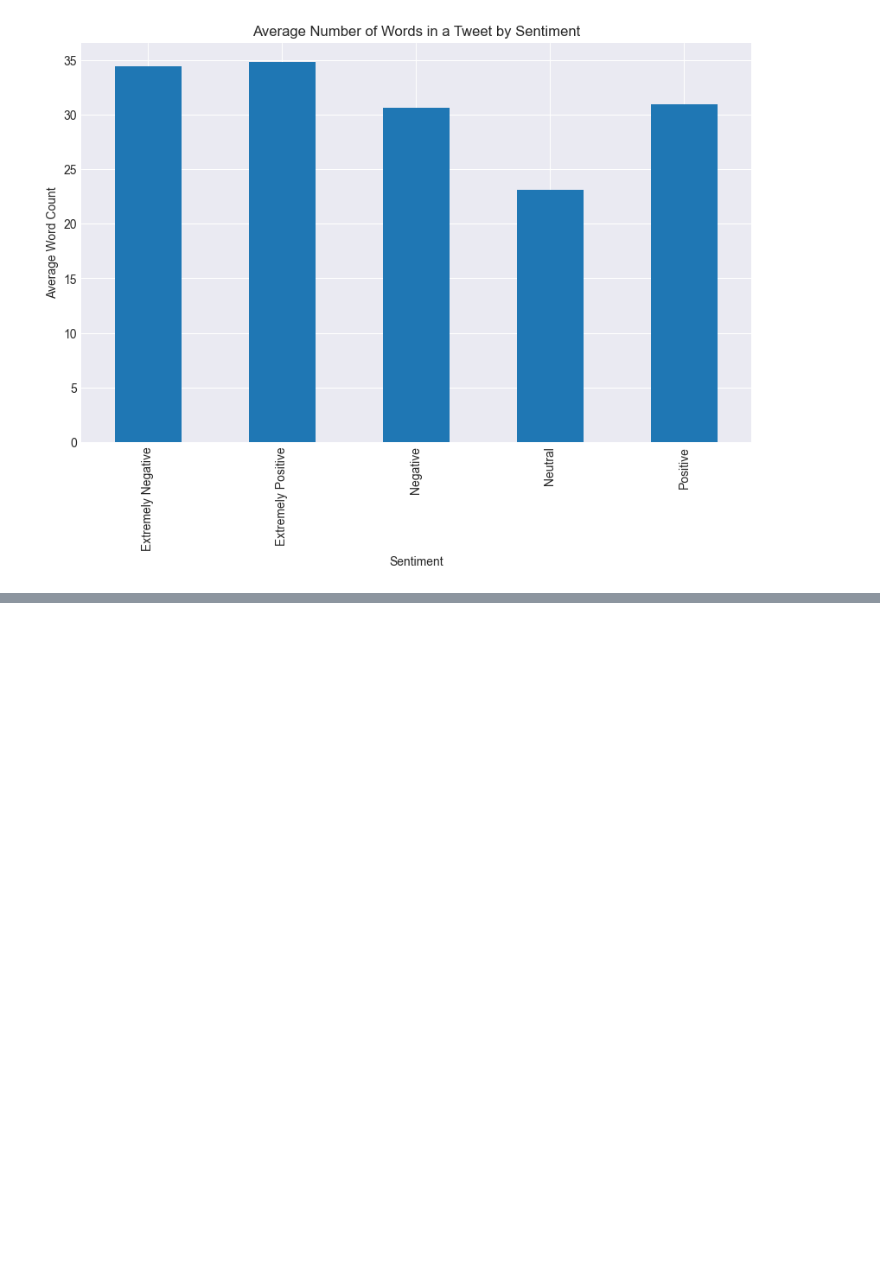
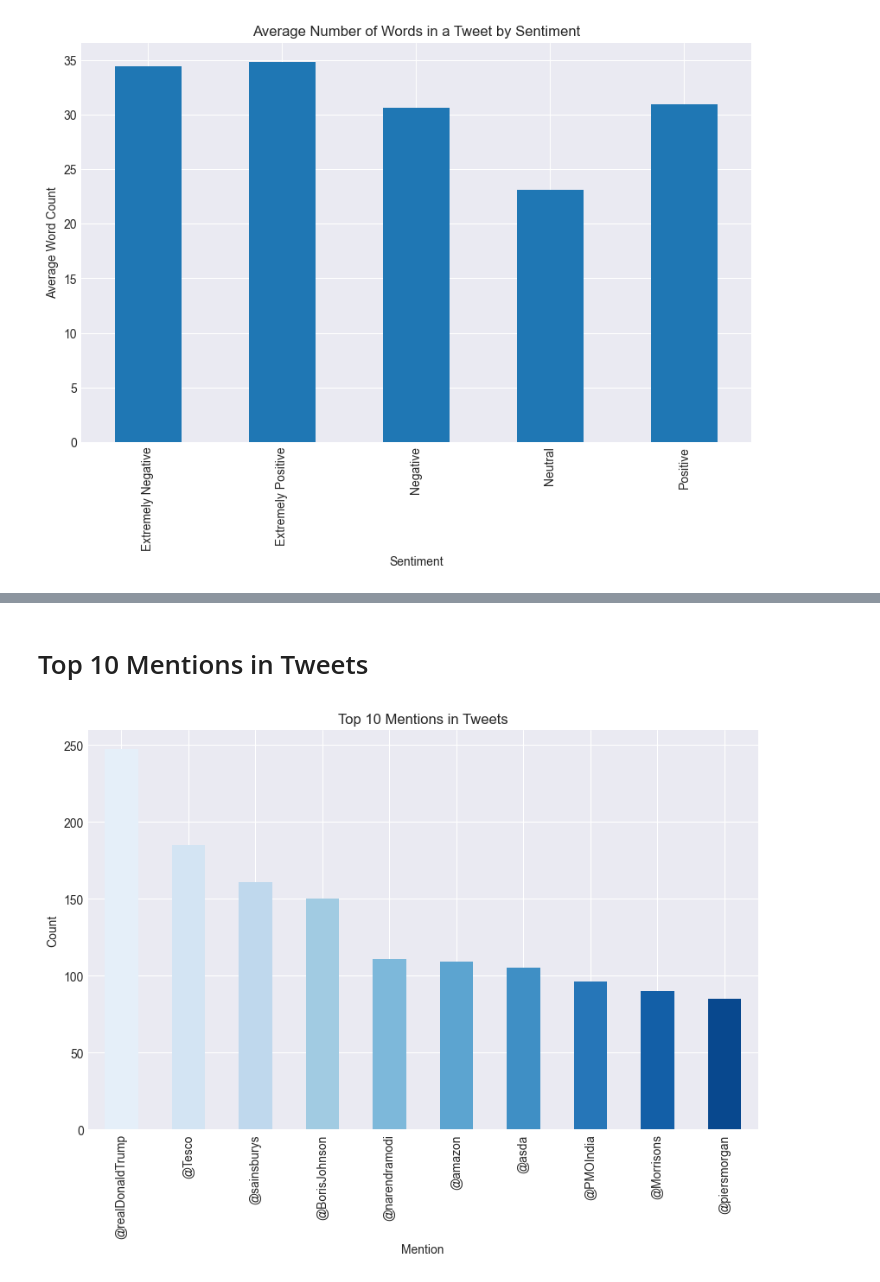
Before and after one commit to tusharraskar/Coronavirus-Tweet-Sentiment-Analysis, a Jupyter notebook: Coronavirus Tweet Sentiment Analysis.ipynb, the cells around one changed output, grey strips where cells are left out. Saved outputs shown, nothing was run; the diff lists cells and outputs as text; code cells hidden in the pictures; blank space fills up the shorter version.

```diff
--- a/Coronavirus Tweet Sentiment Analysis.ipynb
+++ b/Coronavirus Tweet Sentiment Analysis.ipynb
@@ -349,0 +368,27 @@ plt.show()
+# %% [markdown]
+# Top 10 Mentions in Tweets
+# %%
+import matplotlib.pyplot as plt
+import seaborn as sns
+
+# Calculate the count of each mention
+mention_counts = tweet_data['OriginalTweet'].str.count('@\w+').sum()
+
+# Get the top 10 mentions
+top_10_mentions = tweet_data['OriginalTweet'].str.extractall('(@\w+)')[0].value_counts().head(10)
+
+# Create a color map based on the count of each mention
+colors = sns.color_palette("Blues", len(top_10_mentions))
+
+# Create a bar plot for the top 10 mentions with colors based on the count
+plt.figure(figsize=(10, 6))
+top_10_mentions.plot(kind='bar', color=colors)
+
+# Add labels and title
+plt.xlabel('Mention')
+plt.ylabel('Count')
+plt.title('Top 10 Mentions in Tweets')
+
+plt.show()
+# %% [output]
+[figure, added]
```
Also changed, not shown: parts of 17 cells of this notebook.
